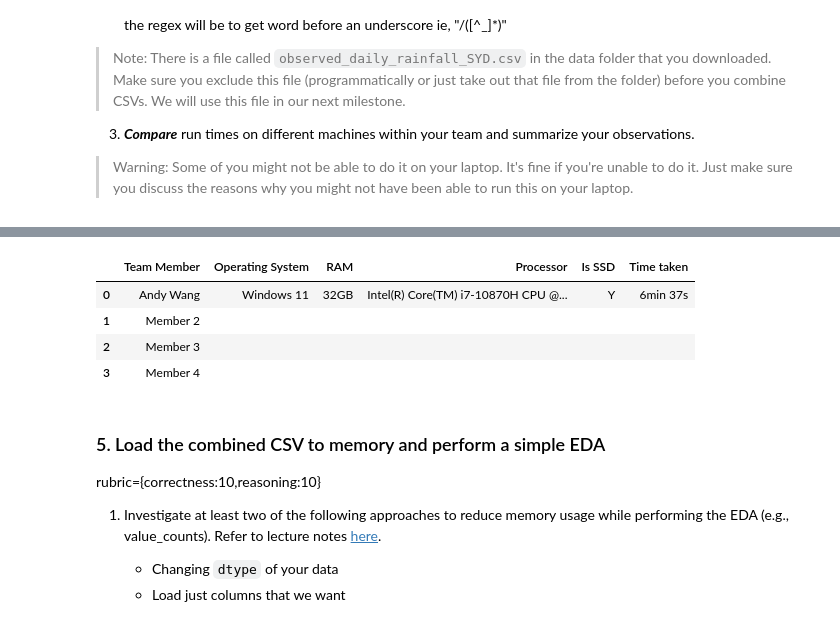
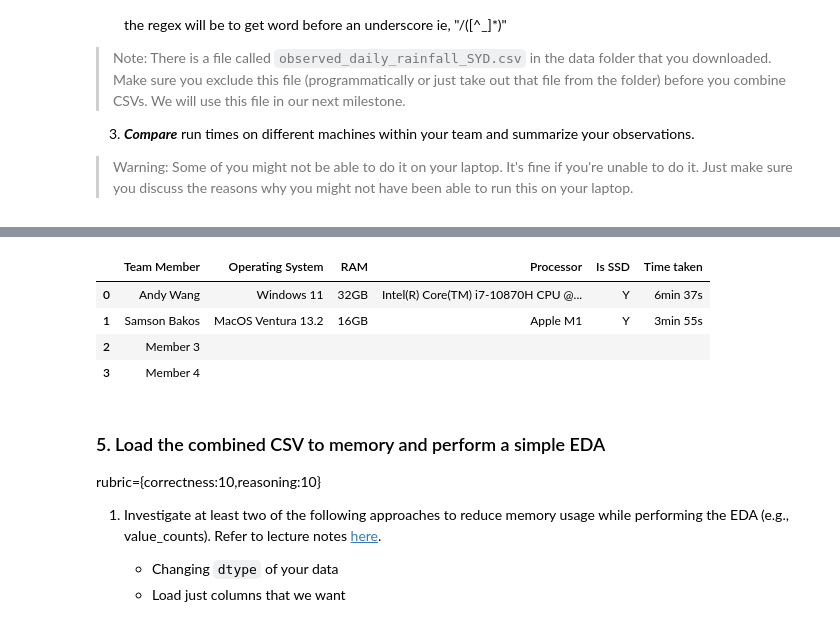
Before and after one commit to UBC-MDS/525_group_3, a Jupyter notebook: notebooks/milestone_1.ipynb, the cells around one changed output, grey strips where cells are left out. Cells and saved outputs as stored; diff of their text form; code cells hidden in the pictures.

```diff
--- a/notebooks/milestone_1.ipynb
+++ b/notebooks/milestone_1.ipynb
@@ -186,20 +186,20 @@ du -sh combined_data.csv
 # %%
 # table for Q4
 data = {
-    "Team Member": ["Andy Wang", "Member 2", "Member 3", "Member 4"],
-    "Operating System": ["Windows 11", "", "", ""],
-    "RAM": ["32GB", "", "", ""],
-    "Processor": ["Intel(R) Core(TM) i7-10870H CPU @ 2.21 GHz", "", "", ""],
-    "Is SSD": ["Y", "", "", ""],
-    "Time taken": ["6min 37s", "", "", ""]
+    "Team Member": ["Andy Wang", "Samson Bakos", "Member 3", "Member 4"],
+    "Operating System": ["Windows 11", "MacOS Ventura 13.2", "", ""],
+    "RAM": ["32GB", "16GB", "", ""],
+    "Processor": ["Intel(R) Core(TM) i7-10870H CPU @ 2.21 GHz", "Apple M1", "", ""],
+    "Is SSD": ["Y", "Y", "", ""],
+    "Time taken": ["6min 37s", "3min 55s", "", ""]
 }
 table = pd.DataFrame(data)
 
 display(table)
 # %% [output]
 |  | Team Member | Operating System | RAM | Processor | Is SSD | Time taken |
 | 0 | Andy Wang | Windows 11 | 32GB | Intel(R) Core(TM) i7-10870H CPU @... | Y | 6min 37s |
-| 1 | Member 2 |  |  |  |  |  |
+| 1 | Samson Bakos | MacOS Ventura 13.2 | 16GB | Apple M1 | Y | 3min 55s |
 | 2 | Member 3 |  |  |  |  |  |
 | 3 | Member 4 |  |  |  |  |  |
 # %% [markdown]
```
Also changed, not shown: parts of 16 cells of this notebook.
